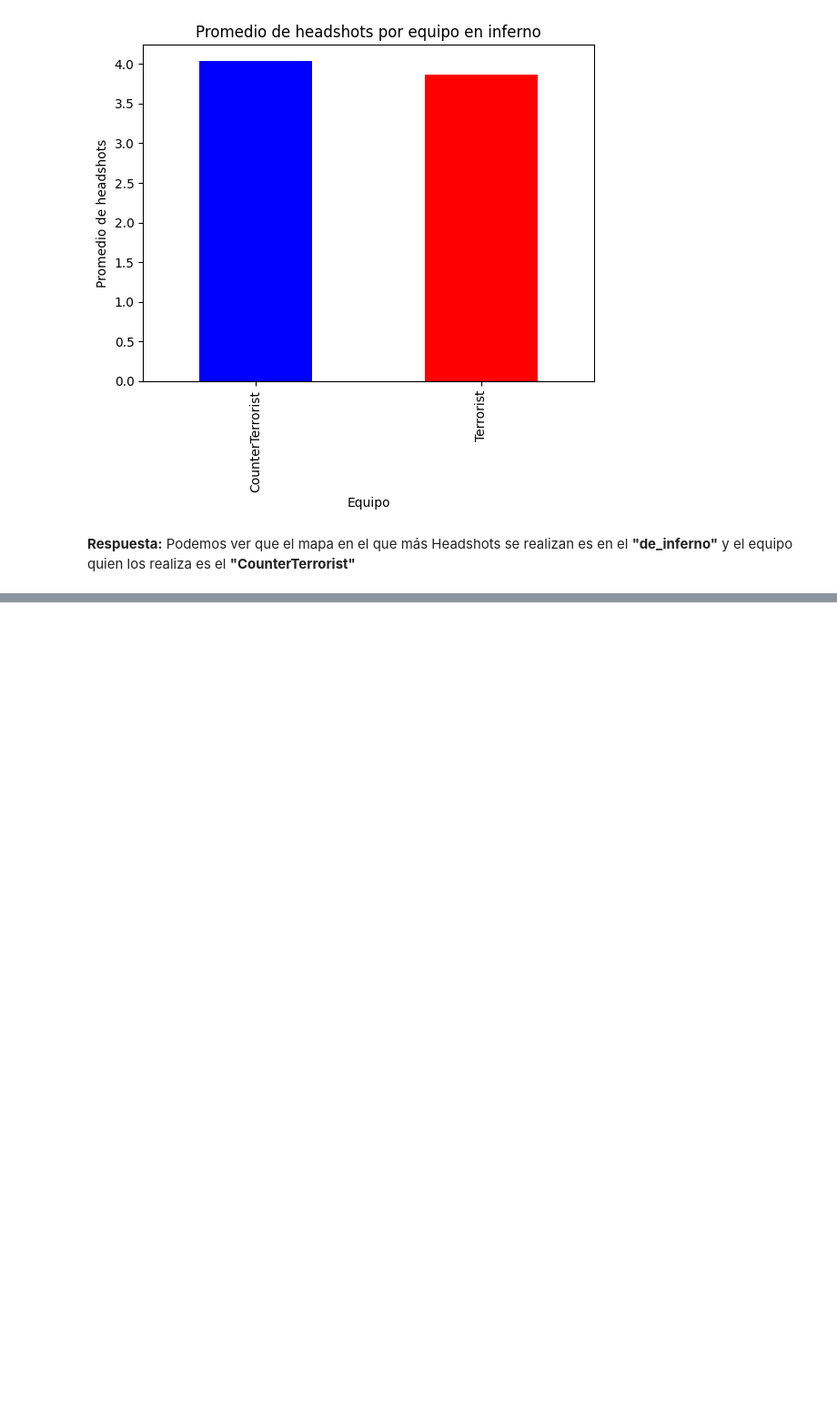
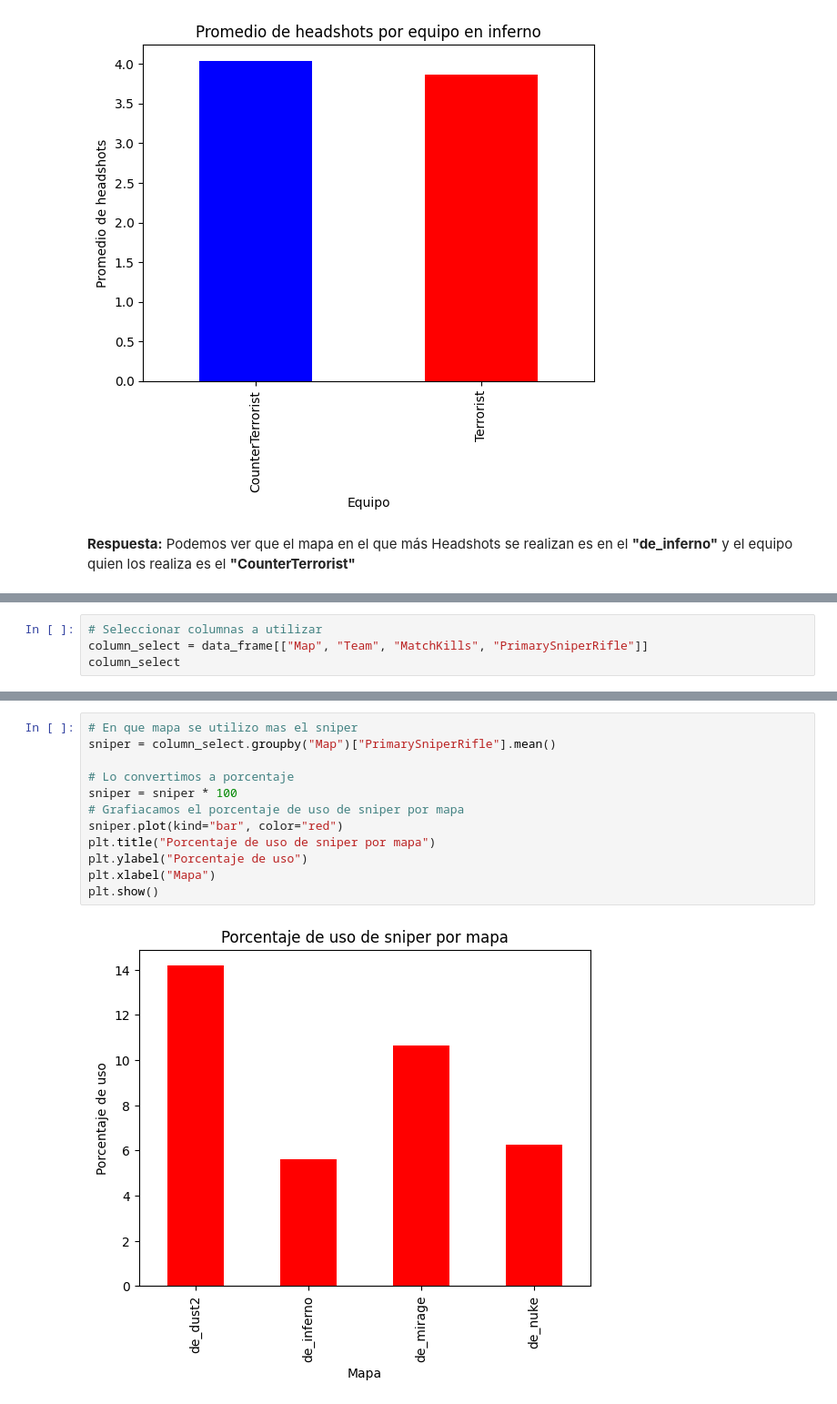
Before and after one commit to HikkizZ/InteligenciaArtificial_Uni, a Jupyter notebook: Entrega1.ipynb, the cells around one changed output, grey strips where cells are left out. Shown: that part at 91% size. Cells and saved outputs as stored; diff of their text form; blank space fills up the shorter version.

```diff
--- a/Entrega1.ipynb
+++ b/Entrega1.ipynb
@@ -106,0 +111,4 @@ plt.show()
+# %%
+# Seleccionar columnas a utilizar
+column_select = data_frame[["Map", "Team", "MatchKills", "PrimarySniperRifle"]]
+column_select
@@ -106,0 +129,14 @@ plt.show()
+# %%
+# En que mapa se utilizo mas el sniper
+sniper = column_select.groupby("Map")["PrimarySniperRifle"].mean()
+
+# Lo convertimos a porcentaje
+sniper = sniper * 100
+# Grafiacamos el porcentaje de uso de sniper por mapa
+sniper.plot(kind="bar", color="red")
+plt.title("Porcentaje de uso de sniper por mapa")
+plt.ylabel("Porcentaje de uso")
+plt.xlabel("Mapa")
+plt.show()
+# %% [output]
+[figure, added]
```
Also changed, not shown: parts of 13 cells of this notebook.
